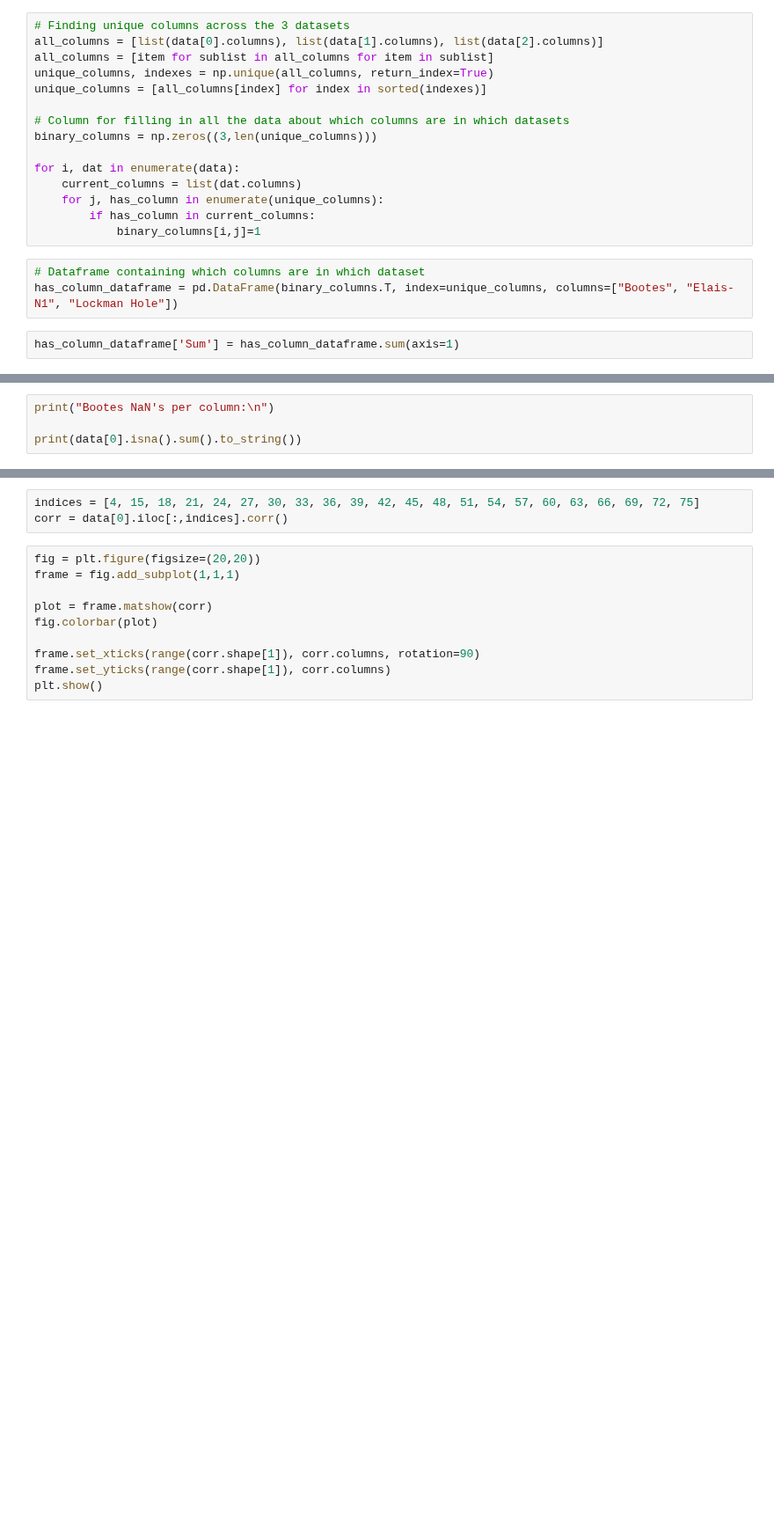
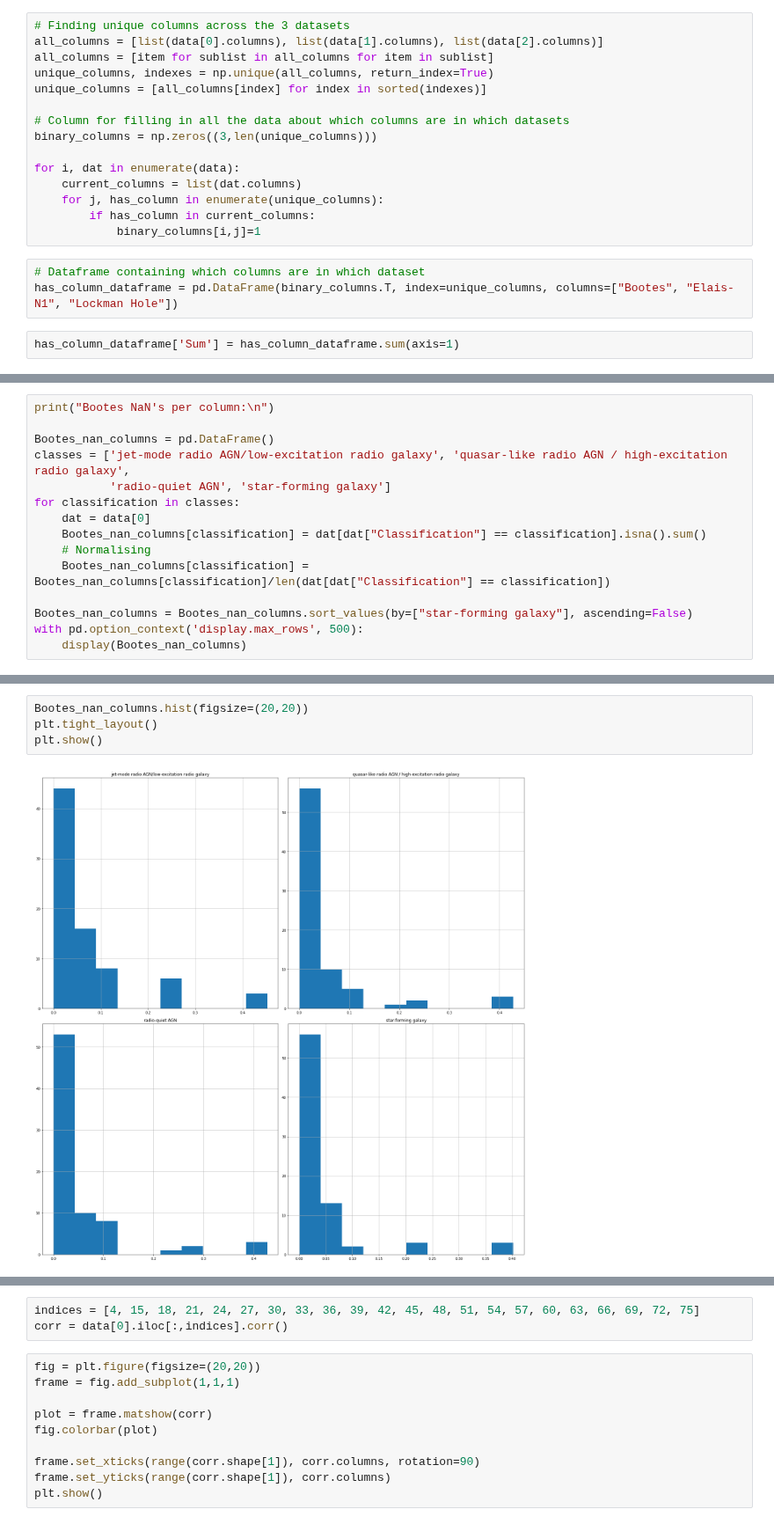
Before and after one commit to jespertjee/LOFAR_ML, a Jupyter notebook: General/Fangyou/Data_Analysis.ipynb, the cells around one changed output, grey strips where cells are left out. Shown at 88% size. Drawn from its saved outputs; the diff is of its cells as text; blank space fills up the shorter version.

```diff
--- a/General/Fangyou/Data_Analysis.ipynb
+++ b/General/Fangyou/Data_Analysis.ipynb
@@ -92,6 +92,17 @@ Name: Sum, dtype: float64
 # %%
 print("Bootes NaN's per column:\n")
 
-print(data[0].isna().sum().to_string())
+Bootes_nan_columns = pd.DataFrame()
+classes = ['jet-mode radio AGN/low-excitation radio galaxy', 'quasar-like radio AGN / high-excitation radio galaxy',
+           'radio-quiet AGN', 'star-forming galaxy']
+for classification in classes:
+    dat = data[0]
+    Bootes_nan_columns[classification] = dat[dat["Classification"] == classification].isna().sum()
+    # Normalising
+    Bootes_nan_columns[classification] = Bootes_nan_columns[classification]/len(dat[dat["Classification"] == classification])
+
+Bootes_nan_columns = Bootes_nan_columns.sort_values(by=["star-forming galaxy"], ascending=False)
+with pd.option_context('display.max_rows', 500):
+    display(Bootes_nan_columns)
 # %% [output]
 Bootes NaN's per column:
@@ -113,0 +126,6 @@ SPIRE_500_e_raw       718
+# %%
+Bootes_nan_columns.hist(figsize=(20,20))
+plt.tight_layout()
+plt.show()
+# %% [output]
+[figure, added]
```
Also changed, not shown: parts of 18 cells of this notebook, 2 other files.
